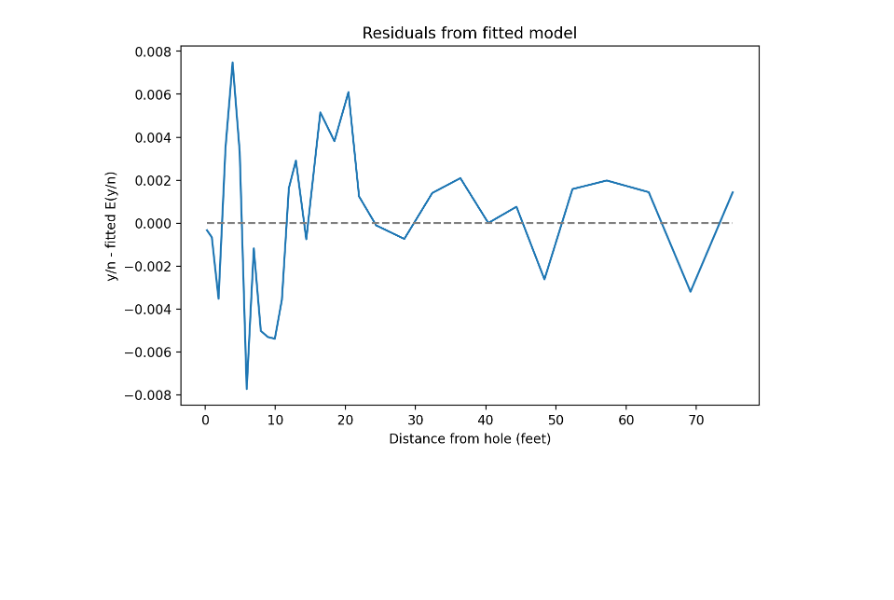
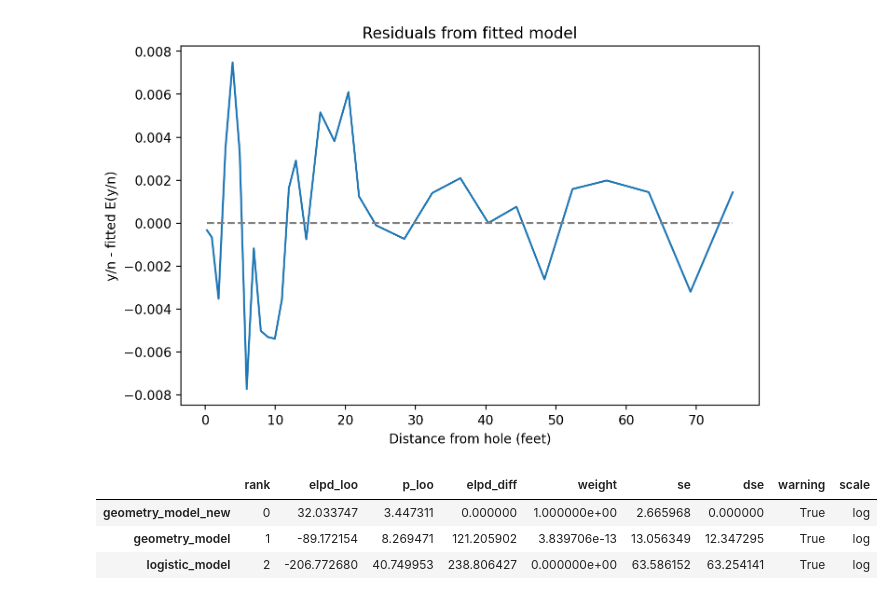
Before and after one commit to junpenglao/functionalbayes, a Jupyter notebook: golf_putting.ipynb, the cells around one changed output. Drawn from its saved outputs; the diff is of its cells as text; code cells hidden in the pictures; blank space fills up the shorter version.

Commit message:
Add model comparison with LOO-CV

```diff
--- a/golf_putting.ipynb
+++ b/golf_putting.ipynb
@@ -712,0 +704,32 @@ ax.set(
+# %%
+# For model comparison, fit the model to the original data
+golf_geo_new = gen_golf_putting_model2(
+    distance, attempts, geometry_prior_pred3, geometry_prediction3, tfd.Normal
+)
+pinned_model = golf_geo_new.experimental_pin(y=successes / attempts)
+rng, init_key, sample_key = jax.random.split(rng, 3)
+init_params = pinned_model.sample_unpinned(n_chains, seed=init_key)
+joint_logdensity, bijectors = get_joint_logdensity(pinned_model)
+
+geo_states, infos = run_warmpup_and_inference(
+    joint_logdensity, sample_key, bijectors.inverse(init_params)
+)
+
+# criticism
+position = geo_states.position
+geo_states = geo_states._replace(position=bijectors.forward(position))
+
+trace = arviz_trace_from_states(geo_states, infos)
+
+eval_data_likelihood = gen_data_loglik_fn(golf_geo_new, successes / attempts)
+trace.add_groups(
+    {"log_likelihood": {"y": eval_data_likelihood(geo_states.position)}}
+    )
+compare_dict["geometry_model_new"] = trace
+# %%
+az.compare(compare_dict)
+# %% [output]
+|  | rank | elpd_loo | p_loo | elpd_diff | weight | se | dse | warning | scale |
+| geometry_model_new | 0 | 32.033747 | 3.447311 | 0.000000 | 1.000000e+00 | 2.665968 | 0.000000 | True | log |
+| geometry_model | 1 | -89.172154 | 8.269471 | 121.205902 | 3.839706e-13 | 13.056349 | 12.347295 | True | log |
+| logistic_model | 2 | -206.772680 | 40.749953 | 238.806427 | 0.000000e+00 | 63.586152 | 63.254141 | True | log |
```
Also changed, not shown: parts of 1 cell of this notebook.
